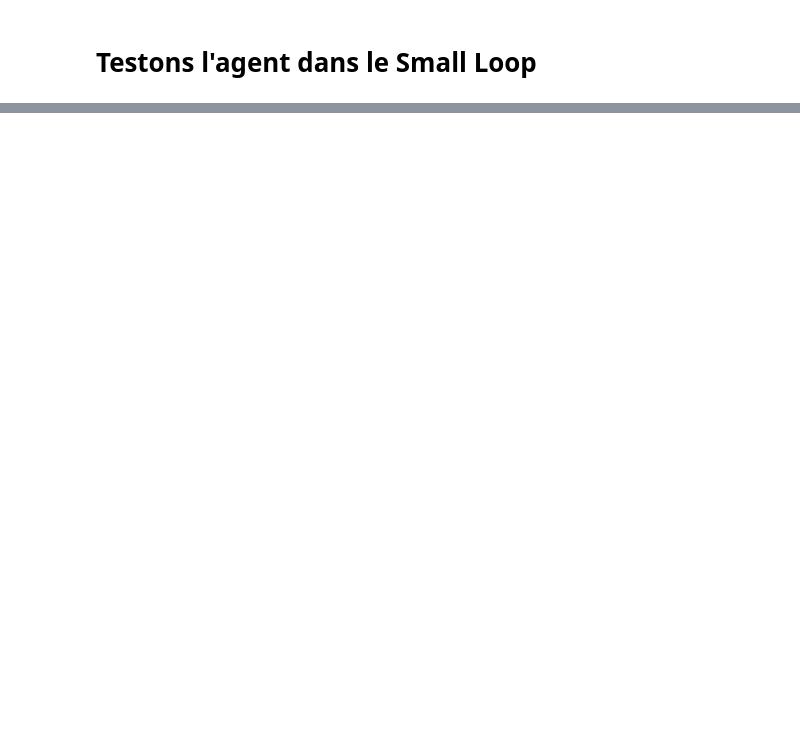
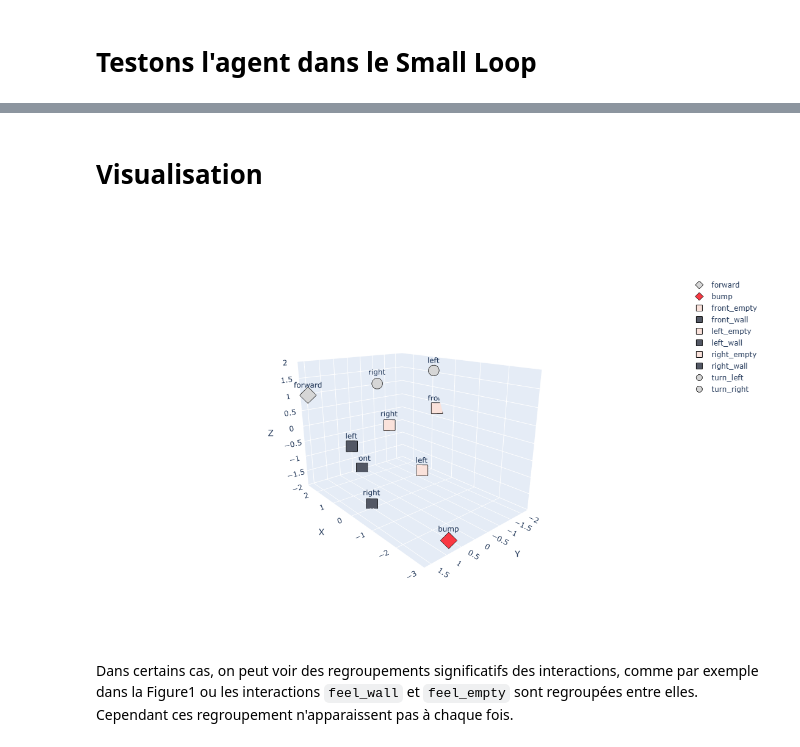
Before and after one commit to PetiteIA/schema_mechanism, a Jupyter notebook: notebooks/agent13.ipynb, the cells around one changed output, grey strips where cells are left out. Cells and saved outputs as stored; diff of their text form; code cells hidden in the pictures; blank space fills up the shorter version.

```diff
--- a/notebooks/agent13.ipynb
+++ b/notebooks/agent13.ipynb
@@ -691,0 +670,12 @@ Sequences to visualize the decoder:
+# %%
+class Agent12(Agent):
+    def train(self):
+        """Entrain le LSTM avec toutes les interactions composite"""
+        # Pour toutes les interactions composite jusqu'a la longuer 6
+        for l in range(2, 7):
+            x = [i.series()[:-1] for i in self._interactions.values() if i.get_length() == l]
+            print("x", x)
+            y = [i.series()[-1] for i in self._interactions.values() if i.get_length() == l]
+            print("y", y)
+            if len(x) > 0:
+                self._lstm.fit(x, y)
@@ -691,0 +747,63 @@ Sequences to visualize the decoder:
+# %% [markdown]
+# Visualisation
+# %%
+import matplotlib.pyplot as plt
+from mpl_toolkits.mplot3d import Axes3D
+import plotly.graph_objects as go
+
+# Liste de formes de marqueurs disponibles dans Plotly
+marker_symbols = ['diamond', 'diamond', 'square', 'square', 'square', 'square','square', 'square', 'circle', 'cross', 'circle', 'cross']
+# Couleurs (différentes pour chaque token)
+marker_colors = ['#D6D6D6', '#F93943', '#FAE2DB', '#535865', '#FAE2DB', '#535865', '#FAE2DB', '#535865', '#D6D6D6', '#D6D6D6', '#D6D6D6', '#D6D6D6']
+
+def plotly_embedding(agent):
+    # Extraire les vecteurs d'embedding
+    embedding_weights = agent._lstm.embedding.weight.data
+    # Récupérer les coordonnées
+    x = embedding_weights[:, 0].numpy()
+    y = embedding_weights[:, 1].numpy()
+    z = embedding_weights[:, 2].numpy()
+    labels = ['forward', 'bump', 'front_empty', 'front_wall', 'left_empty', 'left_wall','right_empty', 'right_wall', 'turn_left', 'turn_left', 'turn_right', 'turn_righ']
+    tags = ['forward', 'bump', 'front', 'front', 'left', 'left','right', 'right', 'left', '', 'right', '']
+    #labels = [f"Token {i}" for i in range(agent._lstm.len_vocab)]
+    # Créer une figure Plotly
+    fig = go.Figure()
+
+    for i in range(agent._lstm.len_vocab):
+        # Exclude the turn wall interactions
+        if i in [9, 11]:
+            continue
+        fig.add_trace(go.Scatter3d(
+            x=[x[i]],
+            y=[y[i]],
+            z=[z[i]],
+            mode='markers+text',
+            name=labels[i],
+            marker=dict(
+                size=10,
+                color=marker_colors[i],
+                symbol=marker_symbols[i],
+                line=dict(width=1, color='black')
+            ),
+            text= tags[i],
+            textposition='top center'
+        ))
+    fig.update_layout(
+        # title='Visualisation 3D des embeddings',
+        width=900,
+        height=700,
+        scene=dict(
+            xaxis_title='X',
+            yaxis_title='Y',
+            zaxis_title='Z'
+        )
+    )
+    # Affichage interactif
+    fig.show(config={"toImageButtonOptions": {"format": "svg"}}) # Spécifie le format de sauvegarde associé au bouton "download"
+
+plotly_embedding(a)
+# %% [output]
+[figure, added]
+# %% [markdown]
+Dans certains cas, on peut voir des regroupements significatifs des interactions, comme par exemple dans la Figure1 ou les interactions `feel_wall` et `feel_empty` sont regroupées entre elles.
+Cependant ces regroupement n'apparaissent pas à chaque fois.
```
Also changed, not shown: parts of 35 cells of this notebook, 3 other files.
